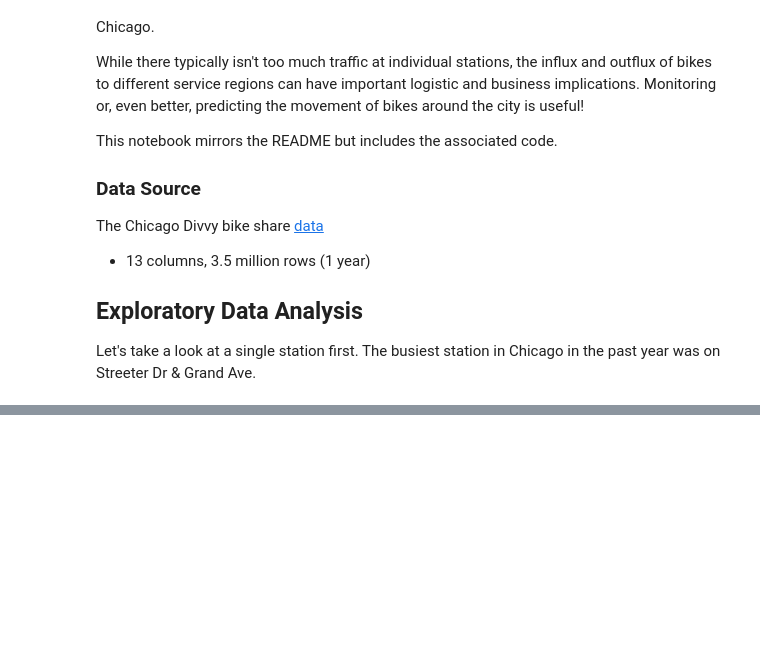
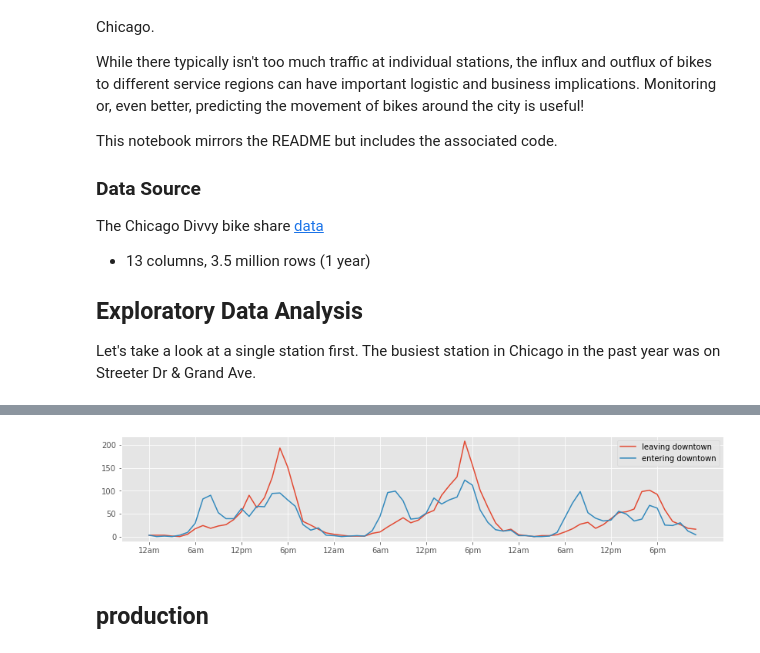
Before and after one commit to nick-kopy/Predicting-Bike-Rental-Station-Traffic, a Jupyter notebook: prediction.ipynb, the cells around one changed output, grey strips where cells are left out. Saved outputs shown, nothing was run; the diff lists cells and outputs as text; code cells hidden in the pictures; blank space fills up the shorter version.

```diff
--- a/prediction.ipynb
+++ b/prediction.ipynb
@@ -34,0 +42,10 @@ ax.plot(np.arange(24), sdga.groupby('hour').agg('mean')['target']);
+# %%
+fig, ax = plt.subplots(figsize=(14,2.5))
+
+ax.plot(np.arange(72), dt_s['target'].iloc[-72:], label='leaving downtown')
+ax.plot(np.arange(72), dt_e['target'].iloc[-72:], label='entering downtown')
+ax.set_xticks([0,6,12,18,24,30,36,42,48,54,60,66])
+ax.set_xticklabels(['12am','6am','12pm','6pm','12am','6am','12pm','6pm','12am','6am','12pm','6pm'])
+ax.legend();
+# %% [output]
+[figure, added]
@@ -34,0 +55,2 @@ ax.plot(np.arange(24), sdga.groupby('hour').agg('mean')['target']);
+# %% [markdown]
+## production
```
Also changed, not shown: parts of 9 cells of this notebook, 41 other files.
